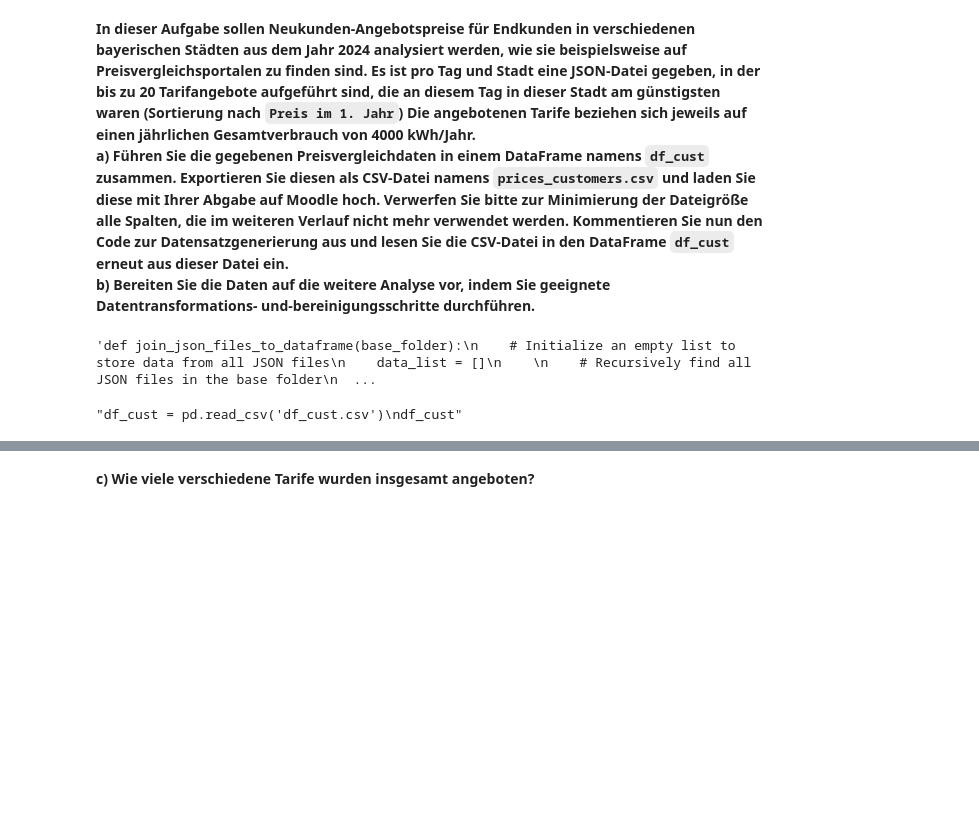
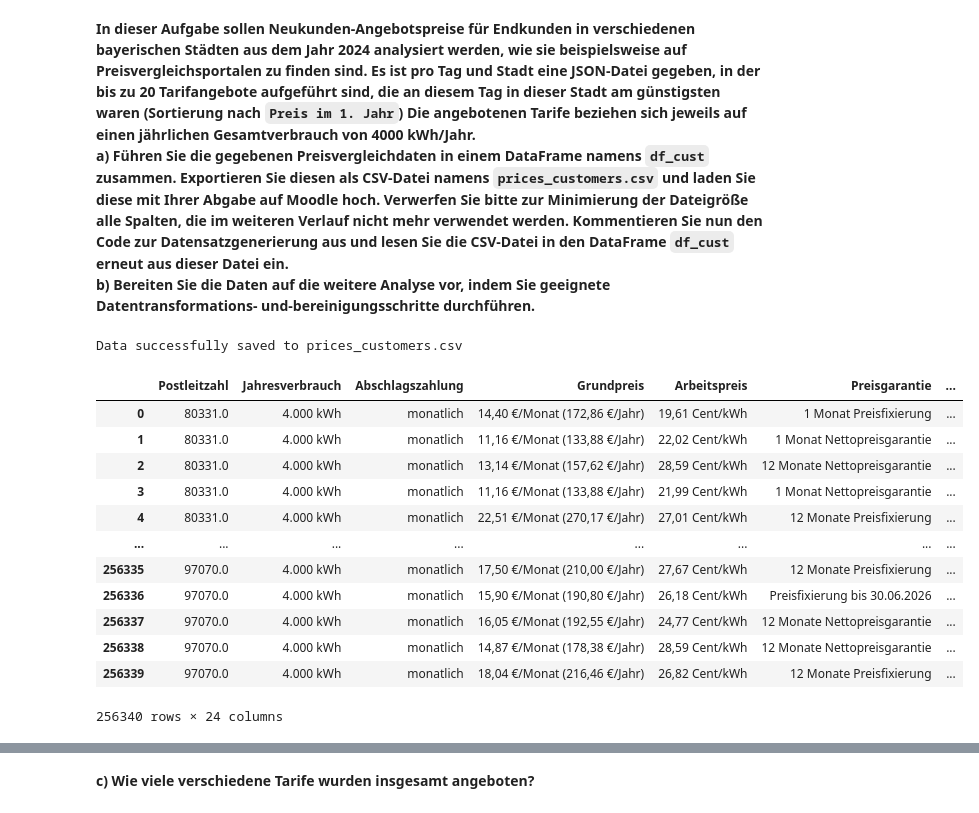
Before and after one commit to himanshunikam/DAT-Projektarbeit, a Jupyter notebook: aufgabe6.ipynb, the cells around one changed output, grey strips where cells are left out. Saved outputs shown, nothing was run; the diff lists cells and outputs as text; code cells hidden in the pictures; blank space fills up the shorter version.

```diff
--- a/aufgabe6.ipynb
+++ b/aufgabe6.ipynb
@@ -18,32 +18,45 @@ from sklearn.linear_model import LinearRegression
 from sklearn.linear_model import HuberRegressor
 import glob
 # %%
-'''def join_json_files_to_dataframe(base_folder):
-    # Initialize an empty list to store data from all JSON files
-    data_list = []
+import os
+import glob
+import pandas as pd
+from datetime import datetime
+import json
+def process_json_files(input_dir, output_file):
+    all_data = []  # List to collect all rows
+    for root, dirs, files in os.walk(input_dir):
+        for file in files:
+            if file.endswith('.json'):
+                file_path = os.path.join(root, file)
+                with open(file_path, 'r', encoding='utf-8') as f:
+                    data = json.load(f)
+                    # Extracting date from folder name
+                    date = os.path.basename(root)
+                    if not date:  # If no date folder, use filename
+                        date = file.split('_')[0]
+                    # Convert to datetime
 
-    # Recursively find all JSON files in the base folder
-    for file_path in glob.glob(os.path.join(base_folder, '**', '*.json'), recursive=True):
-        try:
-            # Read each JSON file into a DataFrame and append to the list
-            data = pd.read_json(file_path, lines=True)  # Use lines=True for JSONL files
-            data_list.append(data)
-        except ValueError as e:
-            print(f"Error reading {file_path}: {e}")
+                    # Append rows to the list
+                    for item in data.values():
+                        item['Date'] = date
+                        all_data.append(item)
 
-    # Concatenate all DataFrames into a single DataFrame
-    if data_list:
-        combined_df = pd.concat(data_list, ignore_index=True)
-        return combined_df
-    else:
-        print("No JSON files found or all files were invalid.")
-        return pd.DataFrame()  # Return an empty DataFrame if no data
+    # Convert to DataFrame
+    df = pd.DataFrame(all_data)
+
+    # Data cleaning and formatting
+
+
+    # Save to CSV
+    df.to_csv(output_file, index=False, encoding='utf-8')
+    print(f"Data successfully saved to {output_file}")
 
 # Example usage
-base_folder = "DAT-WS2425-Projektarbeit/DAT-WS2425-Projektarbeit/Daten/Endkundenpreise"
-df_cust = join_json_files_to_dataframe(base_folder)
+input_directory = "DAT-WS2425-Projektarbeit/DAT-WS2425-Projektarbeit/Daten/Endkundenpreise"  # Replace with the directory path
+output_csv = "prices_customers.csv"
+process_json_files(input_directory, output_csv)
 
 # Display the resulting DataFrame
-df_cust'''
 # %% [output]
-'def join_json_files_to_dataframe(base_folder):\n    # Initialize an empty list to store data from all JSON files\n    data_list = []\n    \n    # Recursively find all JSON files in the base folder\n  ...
+Data successfully saved to prices_customers.csv
@@ -52,5 +63,17 @@ df_cust'''
 # %%
-'''df_cust = pd.read_csv('df_cust.csv')
-df_cust'''
+df_cust = pd.read_csv('prices_customers.csv', low_memory=False)
+df_cust
 # %% [output]
+|  | Postleitzahl | Jahresverbrauch | Abschlagszahlung | Grundpreis | Arbeitspreis | Preisgarantie | ... |
+| 0 | 80331.0 | 4.000 kWh | monatlich | 14,40 €/Monat (172,86 €/Jahr) | 19,61 Cent/kWh | 1 Monat Preisfixierung | ... |
+| 1 | 80331.0 | 4.000 kWh | monatlich | 11,16 €/Monat (133,88 €/Jahr) | 22,02 Cent/kWh | 1 Monat Nettopreisgarantie | ... |
+| 2 | 80331.0 | 4.000 kWh | monatlich | 13,14 €/Monat (157,62 €/Jahr) | 28,59 Cent/kWh | 12 Monate Nettopreisgarantie | ... |
+| 3 | 80331.0 | 4.000 kWh | monatlich | 11,16 €/Monat (133,88 €/Jahr) | 21,99 Cent/kWh | 1 Monat Nettopreisgarantie | ... |
+| 4 | 80331.0 | 4.000 kWh | monatlich | 22,51 €/Monat (270,17 €/Jahr) | 27,01 Cent/kWh | 12 Monate Preisfixierung | ... |
+| ... | ... | ... | ... | ... | ... | ... | ... |
+| 256335 | 97070.0 | 4.000 kWh | monatlich | 17,50 €/Monat (210,00 €/Jahr) | 27,67 Cent/kWh | 12 Monate Preisfixierung | ... |
+| 256336 | 97070.0 | 4.000 kWh | monatlich | 15,90 €/Monat (190,80 €/Jahr) | 26,18 Cent/kWh | Preisfixierung bis 30.06.2026 | ... |
+| 256337 | 97070.0 | 4.000 kWh | monatlich | 16,05 €/Monat (192,55 €/Jahr) | 24,77 Cent/kWh | 12 Monate Nettopreisgarantie | ... |
+| 256338 | 97070.0 | 4.000 kWh | monatlich | 14,87 €/Monat (178,38 €/Jahr) | 28,59 Cent/kWh | 12 Monate Nettopreisgarantie | ... |
+| 256339 | 97070.0 | 4.000 kWh | monatlich | 18,04 €/Monat (216,46 €/Jahr) | 26,82 Cent/kWh | 12 Monate Preisfixierung | ... |
-"df_cust = pd.read_csv('df_cust.csv')\ndf_cust"
+256340 rows × 24 columns
```
Also changed, not shown: parts of 11 cells of this notebook.
